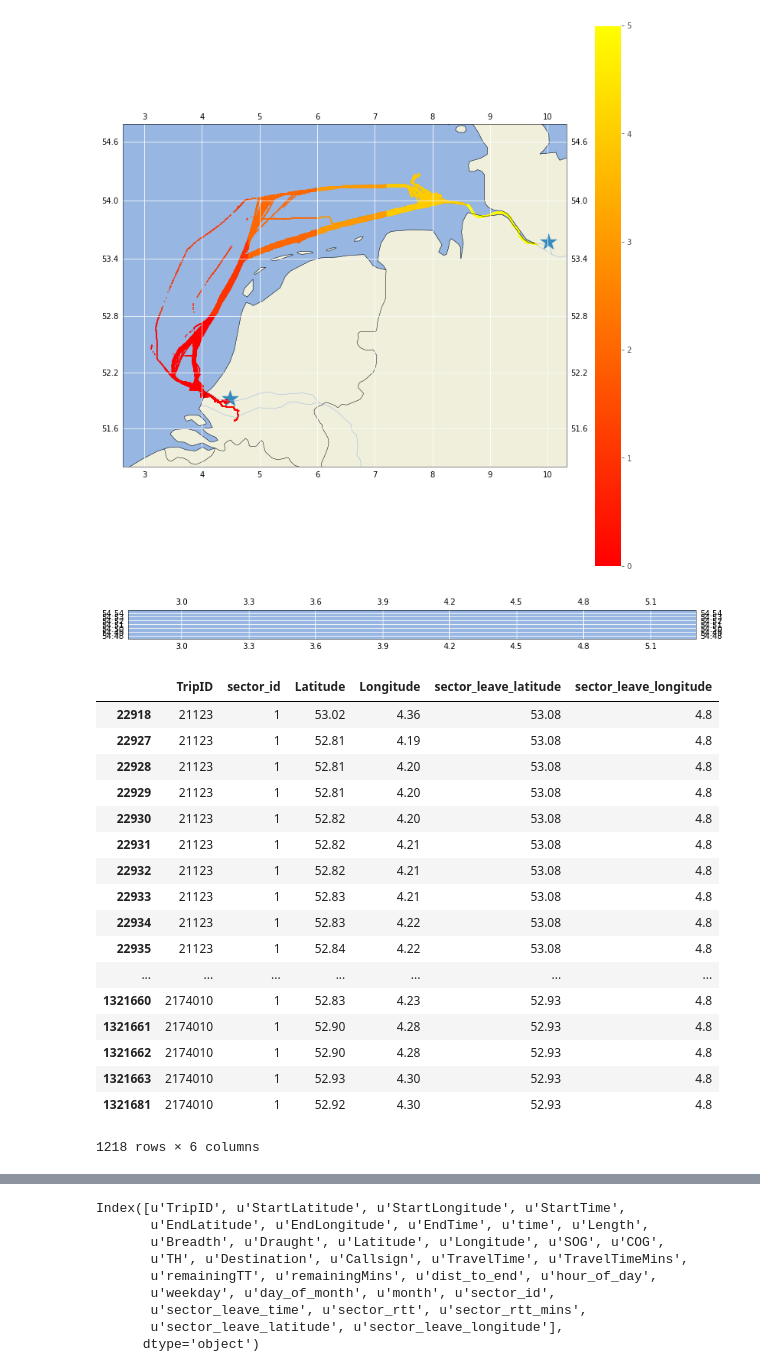
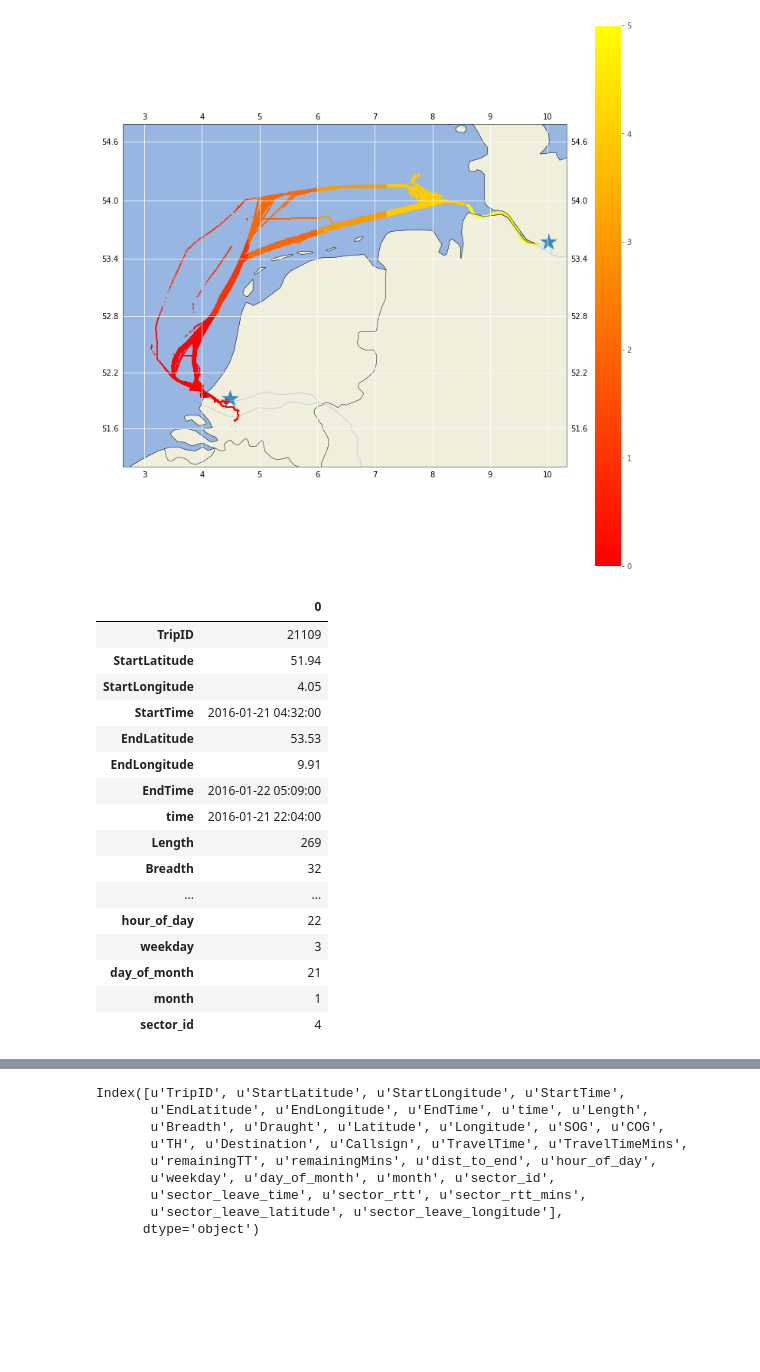
Before and after one commit to jank324/ais-predictor, a Jupyter notebook: data/filter ROT-HAM data.ipynb, the cells around one changed output, grey strips where cells are left out. Cells and saved outputs as stored; diff of their text form; code cells hidden in the pictures; blank space fills up the shorter version.

```diff
--- a/data/filter ROT-HAM data.ipynb
+++ b/data/filter ROT-HAM data.ipynb
@@ -204,31 +204,3 @@ ais_sectors.loc[ais_sectors['Longitude'] > 8.6, 'sector_id'] = '5'
 #aismap.col_plot_to_map(size = (13, 13), longitude = ais_sectors['Longitude'], latitude = ais_sectors['Latitude'], col = ais_sectors['sector_id'])
 # %% [output]
 [figure]
-# %%
-ais_secleav = ais_sectors.copy()
-
-ais_secleav['sector_leave_time'] = ais_secleav.groupby(['TripID', 'sector_id'])['time'].transform('max')
-
-ais_secleav['sector_rtt'] = ais_secleav['sector_leave_time'] - ais_secleav['time']
-ais_secleav['sector_rtt_mins'] = ais_secleav['sector_rtt'].transform(lambda x : x.total_seconds() / 60)
-
-# sector '0' -> Longitude on line
-ais_secleav.loc[ais_secleav['sector_id'] == '0', 'sector_leave_longitude'] = ais_secleav.sort_values('time').groupby(['sector_id', 'TripID']).transform('last')['Longitude']
-ais_secleav.loc[ais_secleav['sector_id'] == '0', 'sector_leave_latitude'] = ais_secleav.sort_values('time').groupby(['sector_id', 'TripID']).transform('last')['Latitude']
-#ais_secleav.loc[ais_secleav['sector_id'] == '0', 'sector_leave_latitude'] = 52.8
-
-# other sectors -> Latitude on line
-ais_secleav.loc[ais_secleav['sector_id'] == '1', 'sector_leave_latitude'] = ais_secleav.sort_values('time').groupby(['sector_id', 'TripID']).transform('last')['Latitude']
-ais_secleav.loc[ais_secleav['sector_id'] == '1', 'sector_leave_longitude'] = ais_secleav.sort_values('time').groupby(['sector_id', 'TripID']).transform('last')['Longitude']
-#ais_secleav.loc[ais_secleav['sector_id'] == '1', 'sector_leave_longitude'] = 4.8
-ais_secleav.loc[ais_secleav['sector_id'] == '2', 'sector_leave_latitude'] = ais_secleav.sort_values('time').groupby(['sector_id', 'TripID']).transform('last')['Latitude']
-ais_secleav.loc[ais_secleav['sector_id'] == '2', 'sector_leave_longitude'] = ais_secleav.sort_values('time').groupby(['sector_id', 'TripID']).transform('last')['Longitude']
-#ais_secleav.loc[ais_secleav['sector_id'] == '2', 'sector_leave_longitude'] = 6.0
-ais_secleav.loc[ais_secleav['sector_id'] == '3', 'sector_leave_latitude'] = ais_secleav.sort_values('time').groupby(['sector_id', 'TripID']).transform('last')['Latitude']
-ais_secleav.loc[ais_secleav['sector_id'] == '3', 'sector_leave_longitude'] = ais_secleav.sort_values('time').groupby(['sector_id', 'TripID']).transform('last')['Longitude']
-#ais_secleav.loc[ais_secleav['sector_id'] == '3', 'sector_leave_longitude'] = 7.2
-ais_secleav.loc[ais_secleav['sector_id'] == '4', 'sector_leave_latitude'] = ais_secleav.sort_values('time').groupby(['sector_id', 'TripID']).transform('last')['Latitude']
-ais_secleav.loc[ais_secleav['sector_id'] == '4', 'sector_leave_longitude'] = ais_secleav.sort_values('time').groupby(['sector_id', 'TripID']).transform('last')['Longitude']
-#ais_secleav.loc[ais_secleav['sector_id'] == '4', 'sector_leave_longitude'] = 8.6
-ais_secleav.loc[ais_secleav['sector_id'] == '5', 'sector_leave_latitude'] = np.nan
-ais_secleav.loc[ais_secleav['sector_id'] == '5', 'sector_leave_longitude'] = np.nan
@@ -272,25 +207,20 @@ ais_secleav2.loc[(ais_secleav2['is_last_in_sector']) & (ais_secleav2['sector_id'
-# %%
-aismap.plot_to_map(size = (13, 13), longitude = ais_secleav2['sector_leave_longitude'], latitude = ais_secleav2['sector_leave_latitude'])
-# %% [output]
-[figure, removed]
-# %%
-ais_secleav[(ais_secleav['sector_leave_latitude'] < 53.1) & (ais_secleav['sector_id'] == '1')][['TripID', 'sector_id', 'Latitude', 'Longitude', 'sector_leave_latitude', 'sector_leave_longitude']]
-# %% [output]
-|  | TripID | sector_id | Latitude | Longitude | sector_leave_latitude | sector_leave_longitude |
-| 22918 | 21123 | 1 | 53.02 | 4.36 | 53.08 | 4.8 |
-| 22927 | 21123 | 1 | 52.81 | 4.19 | 53.08 | 4.8 |
-| 22928 | 21123 | 1 | 52.81 | 4.20 | 53.08 | 4.8 |
-| 22929 | 21123 | 1 | 52.81 | 4.20 | 53.08 | 4.8 |
-| 22930 | 21123 | 1 | 52.82 | 4.20 | 53.08 | 4.8 |
-| 22931 | 21123 | 1 | 52.82 | 4.21 | 53.08 | 4.8 |
-| 22932 | 21123 | 1 | 52.82 | 4.21 | 53.08 | 4.8 |
-| 22933 | 21123 | 1 | 52.83 | 4.21 | 53.08 | 4.8 |
-| 22934 | 21123 | 1 | 52.83 | 4.22 | 53.08 | 4.8 |
-| 22935 | 21123 | 1 | 52.84 | 4.22 | 53.08 | 4.8 |
-| ... | ... | ... | ... | ... | ... | ... |
-| 1321660 | 2174010 | 1 | 52.83 | 4.23 | 52.93 | 4.8 |
-| 1321661 | 2174010 | 1 | 52.90 | 4.28 | 52.93 | 4.8 |
-| 1321662 | 2174010 | 1 | 52.90 | 4.28 | 52.93 | 4.8 |
-| 1321663 | 2174010 | 1 | 52.93 | 4.30 | 52.93 | 4.8 |
-| 1321681 | 2174010 | 1 | 52.92 | 4.30 | 52.93 | 4.8 |
-1218 rows × 6 columns
+# %%
+ais_secleav.head(1).transpose()
+# %% [output]
+|  | 0 |
+| TripID | 21109 |
+| StartLatitude | 51.94 |
+| StartLongitude | 4.05 |
+| StartTime | 2016-01-21 04:32:00 |
+| EndLatitude | 53.53 |
+| EndLongitude | 9.91 |
+| EndTime | 2016-01-22 05:09:00 |
+| time | 2016-01-21 22:04:00 |
+| Length | 269 |
+| Breadth | 32 |
+| ... | ... |
+| hour_of_day | 22 |
+| weekday | 3 |
+| day_of_month | 21 |
+| month | 1 |
+| sector_id | 4 |
```
Also changed, not shown: parts of 3 cells of this notebook.
